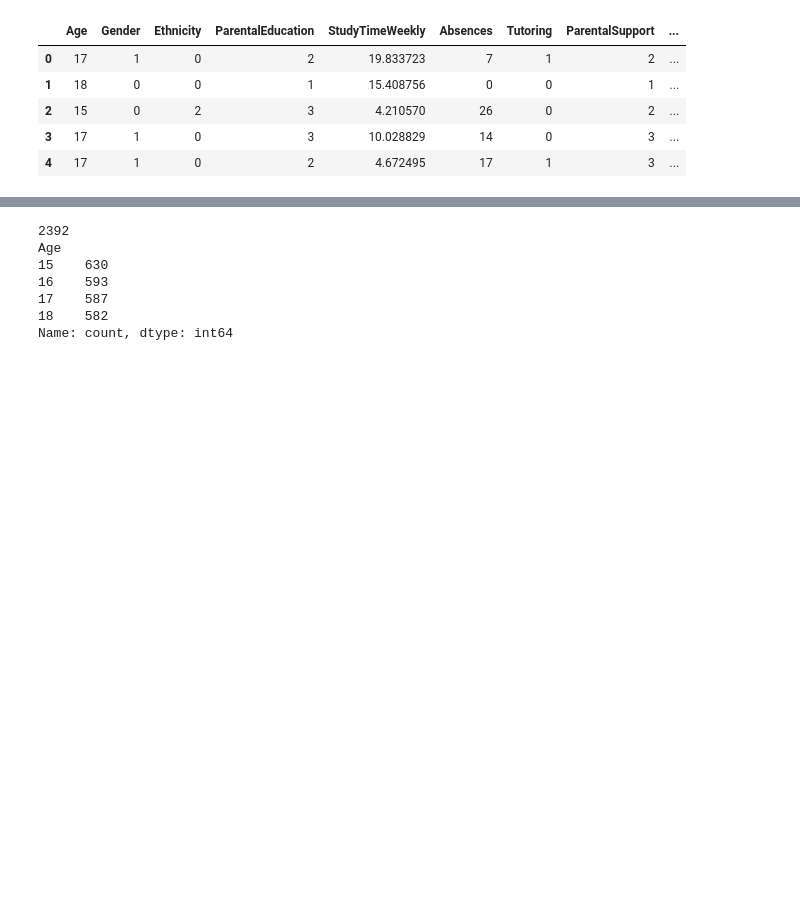
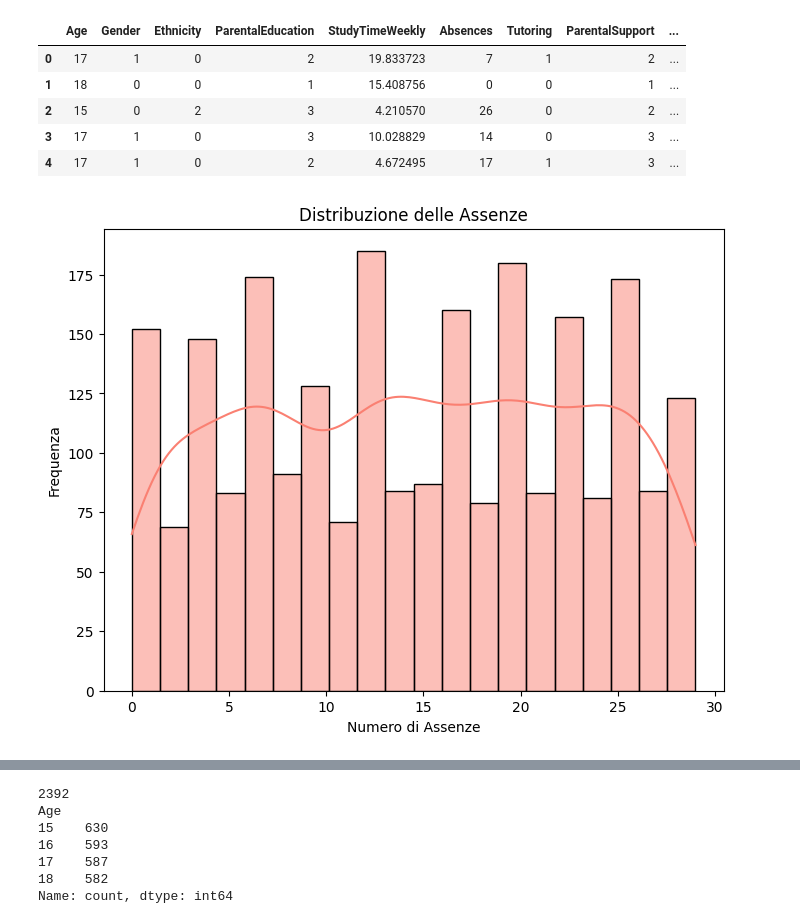
Before and after one commit to Giansimone-Coccia/Student_Performance_Analysis, a Jupyter notebook: dataset_ETL.ipynb, the cells around one changed output, grey strips where cells are left out. Saved outputs shown, nothing was run; the diff lists cells and outputs as text; code cells hidden in the pictures; blank space fills up the shorter version.

```diff
--- a/dataset_ETL.ipynb
+++ b/dataset_ETL.ipynb
@@ -46,3 +46,15 @@ df.head()
 | 2 | 15 | 0 | 2 | 3 | 4.210570 | 26 | 0 | 2 | ... |
 | 3 | 17 | 1 | 0 | 3 | 10.028829 | 14 | 0 | 3 | ... |
 | 4 | 17 | 1 | 0 | 2 | 4.672495 | 17 | 1 | 3 | ... |
+# %%
+import seaborn as sns
+import matplotlib.pyplot as plt
+
+plt.figure(figsize=(8, 6))
+sns.histplot(df['Absences'], kde=True, bins=20, color='salmon')
+plt.title('Distribuzione delle Assenze')
+plt.xlabel('Numero di Assenze')
+plt.ylabel('Frequenza')
+plt.show()
+# %% [output]
+[figure, added]
```
Also changed, not shown: parts of 16 cells of this notebook.
